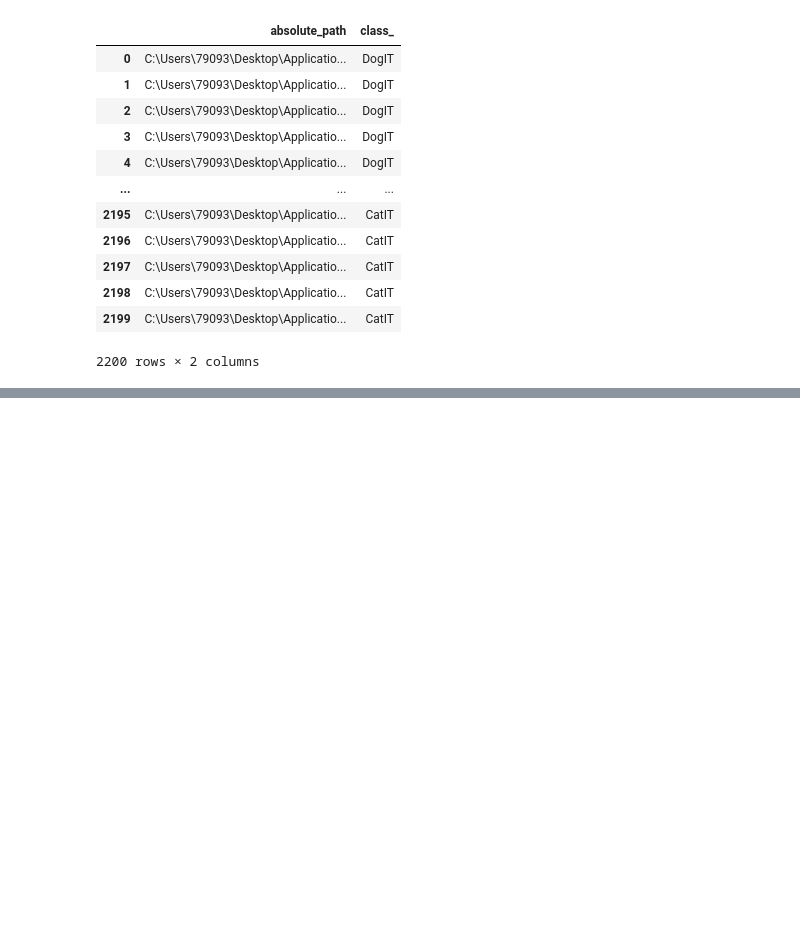
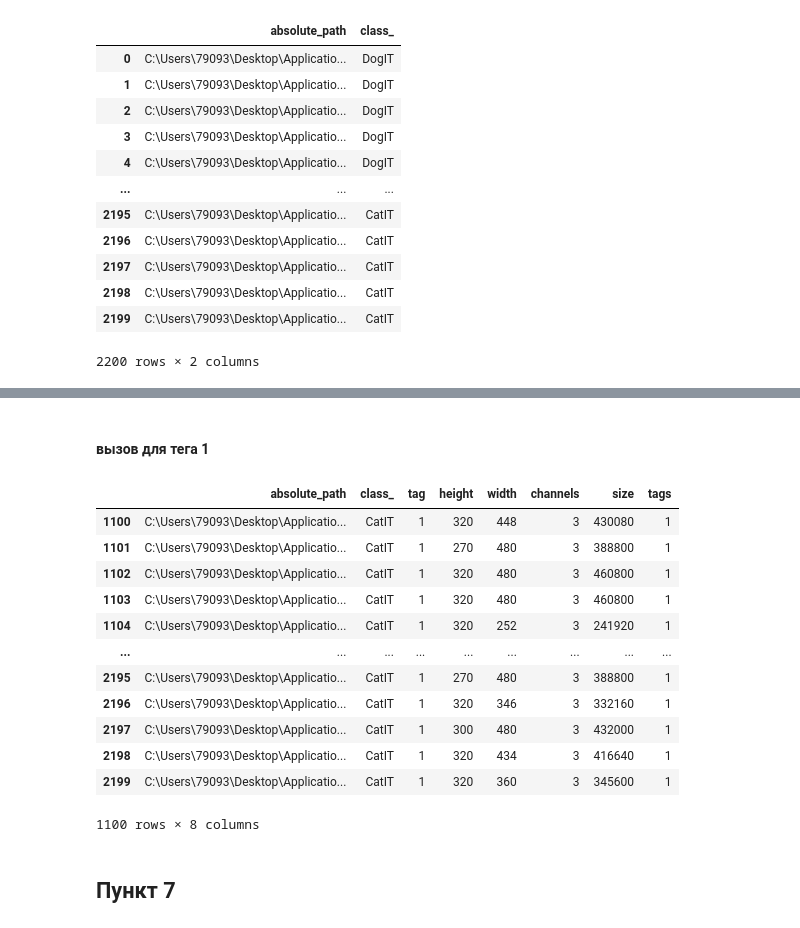
Before and after one commit to Matosik/data_analysis_lab4, a Jupyter notebook: main.ipynb, the cells around one changed output, grey strips where cells are left out. Saved outputs shown, nothing was run; the diff lists cells and outputs as text; code cells hidden in the pictures; blank space fills up the shorter version.

```diff
--- a/main.ipynb
+++ b/main.ipynb
@@ -119,0 +143,21 @@ df[["height", "width", "channels"]].describe()
+# %% [markdown]
+#### вызов для тега 1
+# %%
+df_cat = tag_sort(df, "1")
+df_cat
+# %% [output]
+|  | absolute_path | class_ | tag | height | width | channels | size | tags |
+| 1100 | C:\Users\79093\Desktop\Applicatio... | CatIT | 1 | 320 | 448 | 3 | 430080 | 1 |
+| 1101 | C:\Users\79093\Desktop\Applicatio... | CatIT | 1 | 270 | 480 | 3 | 388800 | 1 |
+| 1102 | C:\Users\79093\Desktop\Applicatio... | CatIT | 1 | 320 | 480 | 3 | 460800 | 1 |
+| 1103 | C:\Users\79093\Desktop\Applicatio... | CatIT | 1 | 320 | 480 | 3 | 460800 | 1 |
+| 1104 | C:\Users\79093\Desktop\Applicatio... | CatIT | 1 | 320 | 252 | 3 | 241920 | 1 |
+| ... | ... | ... | ... | ... | ... | ... | ... | ... |
+| 2195 | C:\Users\79093\Desktop\Applicatio... | CatIT | 1 | 270 | 480 | 3 | 388800 | 1 |
+| 2196 | C:\Users\79093\Desktop\Applicatio... | CatIT | 1 | 320 | 346 | 3 | 332160 | 1 |
+| 2197 | C:\Users\79093\Desktop\Applicatio... | CatIT | 1 | 300 | 480 | 3 | 432000 | 1 |
+| 2198 | C:\Users\79093\Desktop\Applicatio... | CatIT | 1 | 320 | 434 | 3 | 416640 | 1 |
+| 2199 | C:\Users\79093\Desktop\Applicatio... | CatIT | 1 | 320 | 360 | 3 | 345600 | 1 |
+1100 rows × 8 columns
+# %% [markdown]
+## Пункт 7
```
Also changed, not shown: parts of 20 cells of this notebook.
